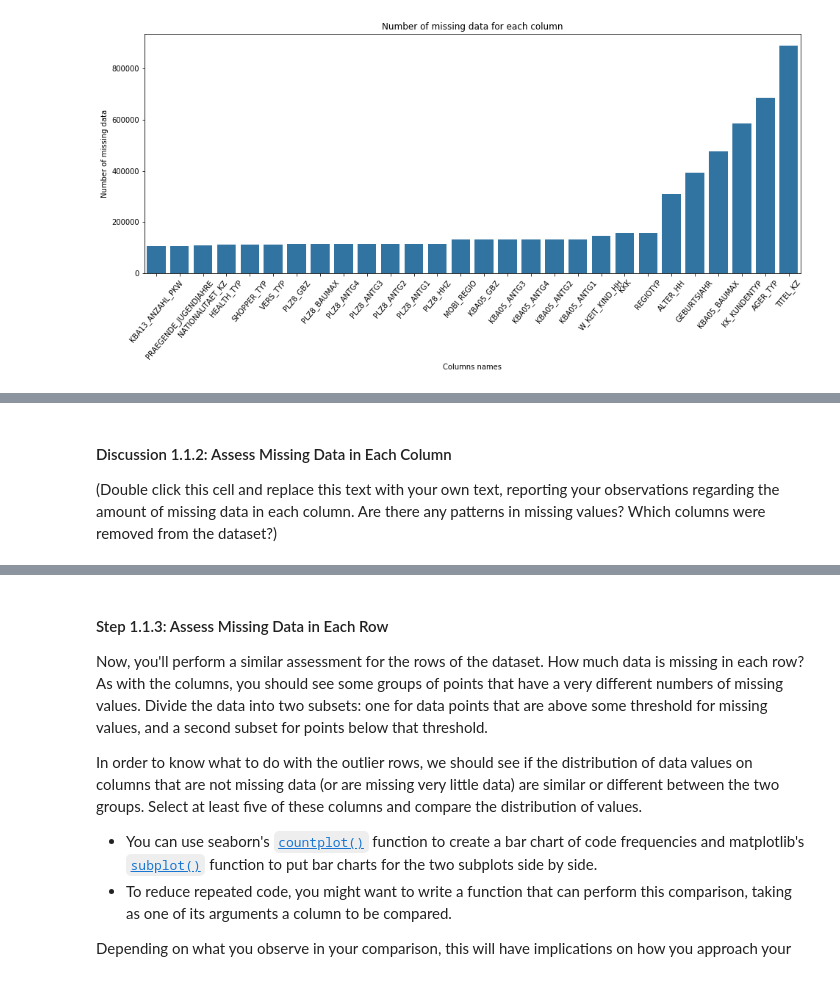
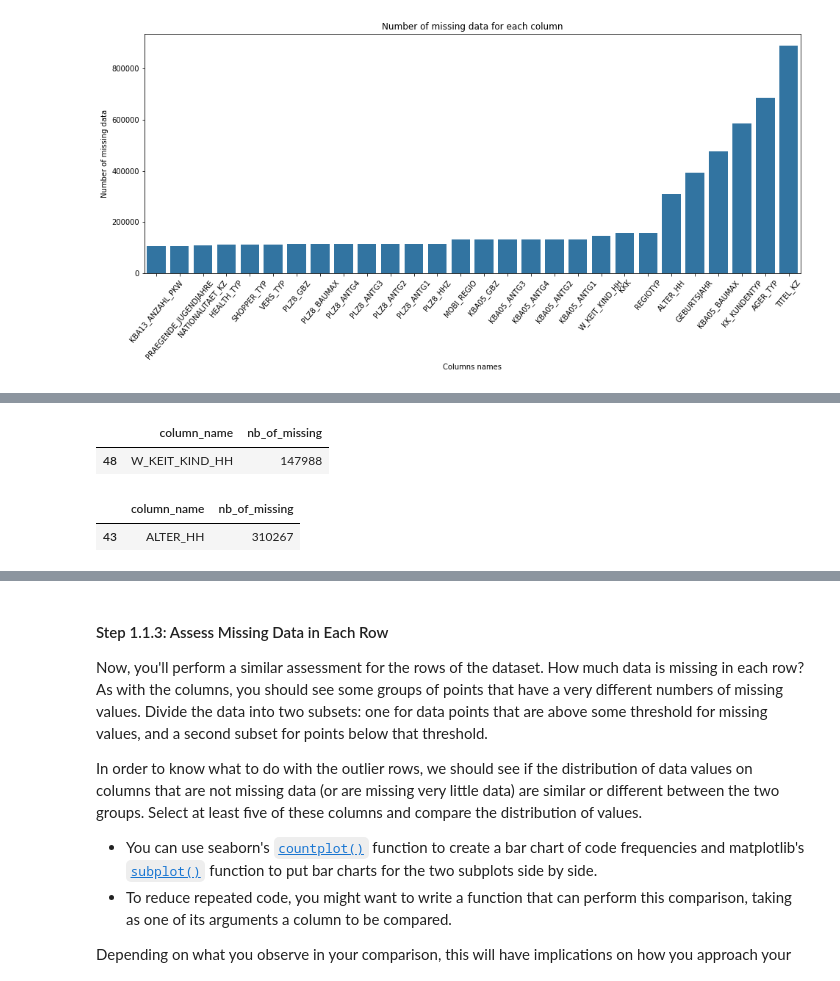
Before and after one commit to jlcossi/identify_customer_segments, a Jupyter notebook: Identify_Customer_Segments.ipynb, the cells around one changed output, grey strips where cells are left out. Saved outputs shown, nothing was run; the diff lists cells and outputs as text; code cells hidden in the pictures.

```diff
--- a/Identify_Customer_Segments.ipynb
+++ b/Identify_Customer_Segments.ipynb
@@ -245,4 +239,12 @@ df_azdias_missing.query('column_name == "MOBI_REGIO"')
-# %% [markdown]
-#### Discussion 1.1.2: Assess Missing Data in Each Column
-
-(Double click this cell and replace this text with your own text, reporting your observations regarding the amount of missing data in each column. Are there any patterns in missing values? Which columns were removed from the dataset?)
+# %%
+# start of group 3
+df_azdias_missing.query('column_name == "W_KEIT_KIND_HH"')
+# %% [output]
+|  | column_name | nb_of_missing |
+| 48 | W_KEIT_KIND_HH | 147988 |
+# %%
+# start of group 4
+df_azdias_missing.query('column_name == "ALTER_HH"')
+# %% [output]
+|  | column_name | nb_of_missing |
+| 43 | ALTER_HH | 310267 |
```
Also changed, not shown: parts of 8 cells of this notebook.
